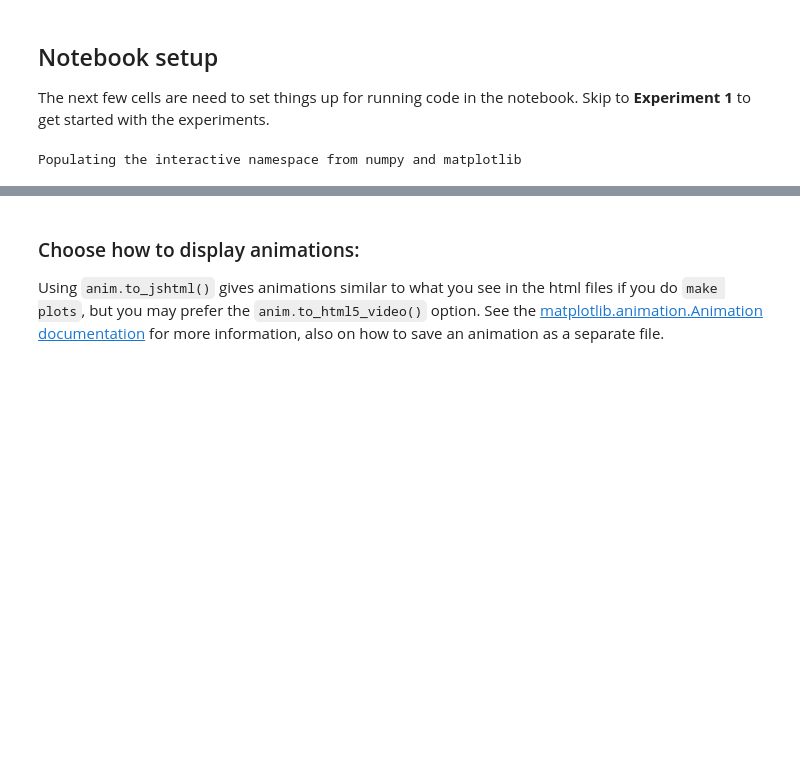
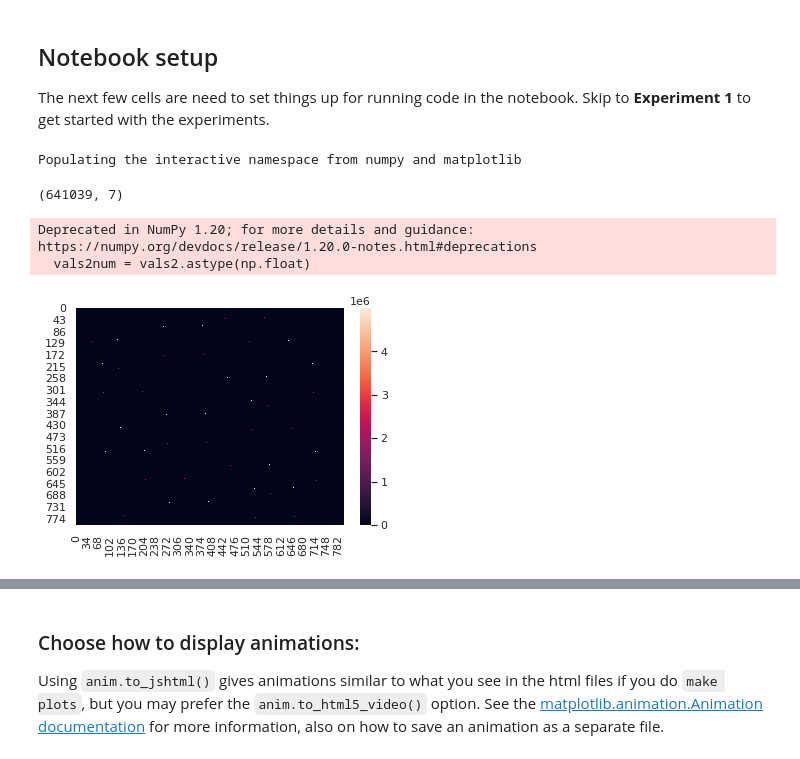
Before and after one commit to NWC-CUAHSI-Summer-Institute/hydroinformatics, a Jupyter notebook: ike/ike.ipynb, the cells around one changed output, grey strips where cells are left out. Cells and saved outputs as stored; diff of their text form; code cells hidden in the pictures; blank space fills up the shorter version.

```diff
--- a/ike/ike.ipynb
+++ b/ike/ike.ipynb
@@ -28,3 +28,48 @@ The next few cells are need to set things up for running code in the notebook.
 %pylab inline
 # %% [output]
 Populating the interactive namespace from numpy and matplotlib
+# %%
+# Importing the outputs for spatial plots
+import pandas as pd
+# Spatial Comparison plot
+filepath3m = '/home/jovyan/data/hydroinformatics/ike/_output_3m/fort.a0005'
+filepath27m = '/home/jovyan/data/hydroinformatics/ike/_output_27m/fort.a0005'
+
+Flood1 = pd.read_csv(filepath3m,skiprows=9, skipinitialspace=True, skip_blank_lines = True, sep="\s+|    |   ")# 3m plot
+#Flood2 = pd.read_csv(filepath27m,skiprows=9, sep = "\t" )# 27m plot
+
+print(Flood1.shape)
+#print(Flood2.shape)
+
+# import numpy as np
+# n = 10
+# data = np.fromfile('output.dat', dtype=np.int64, count=n*n)
+# results = data.reshape(n, n)
+# %% [output]
+(641039, 7)
+# %%
+# Plotting them
+from matplotlib import pyplot as plt
+import seaborn as sns; sns.set_theme()
+import numpy as np
+
+#heatmap
+#if (plot == 2) or (plot == 3):
+# xis = np.linspace(0,800,num = 800,endpoint=False).astype(int)
+# yis = np.linspace(0,800,num = 800,endpoint=False).astype(int)
+# zis = np.meshgrid(yis,xis,indexing = 'ij')
+
+#Flood1 = Flood1.apply(pd.to_numeric)
+vals = Flood1.iloc[0:640000,0].to_numpy()
+vals2 = np.reshape(vals, (800,800), order = "C")
+vals2num = vals2.astype(np.float)
+
+
+ax = sns.heatmap(vals2num.T)
+#vals = Flood1.iloc[0:640000,0].to_numpy
+#vals2 = vals.reshape(800,800)
+#vals2
+# %% [output]
+Deprecated in NumPy 1.20; for more details and guidance: https://numpy.org/devdocs/release/1.20.0-notes.html#deprecations
+  vals2num = vals2.astype(np.float)
+[figure, added]
```
Also changed, not shown: parts of 4 cells of this notebook, 7 other files.
